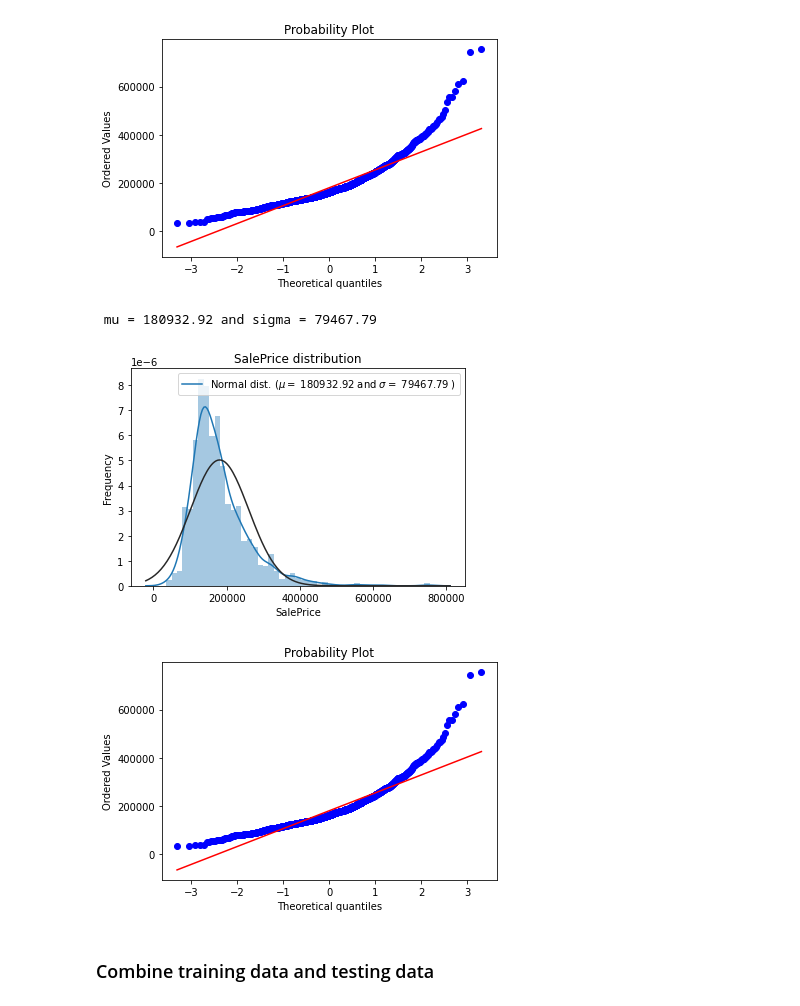
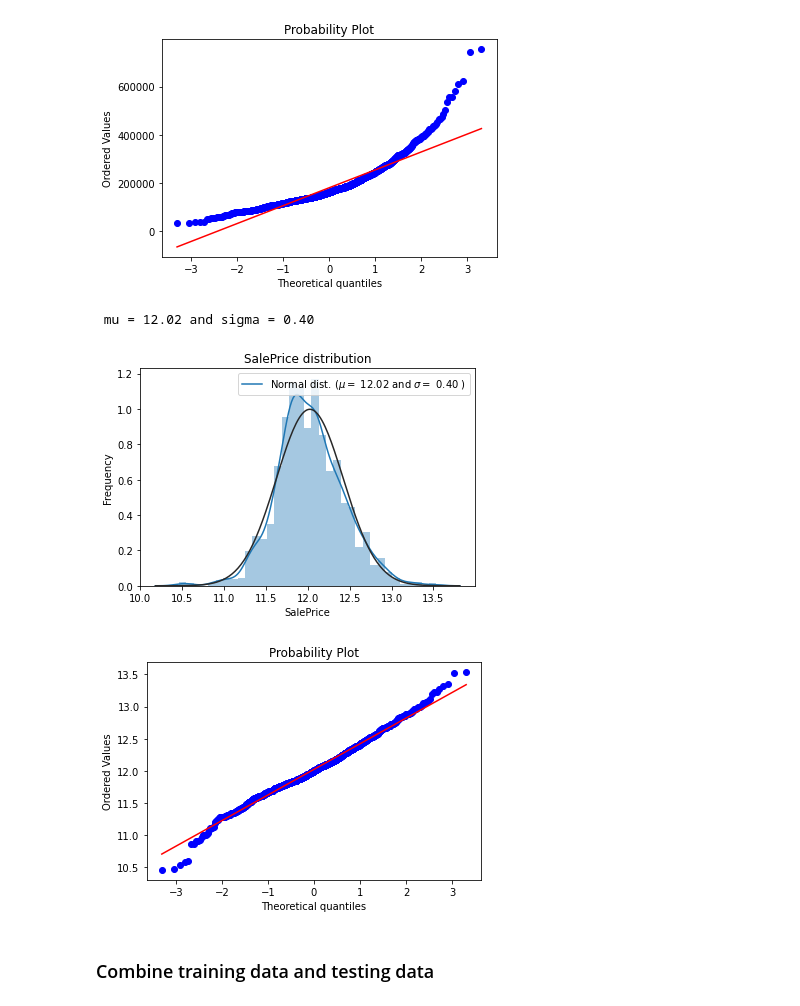
Before and after one commit to dorothyynwong/mario_kart_8_best, a Jupyter notebook: housing-prices-competition-20220411.ipynb, the cells around one changed output. Saved outputs shown, nothing was run; the diff lists cells and outputs as text; code cells hidden in the pictures.

Commit message:
Kaggle Notebook | Housing Prices Competition 20220411 | Version 9

```diff
--- a/housing-prices-competition-20220411.ipynb
+++ b/housing-prices-competition-20220411.ipynb
@@ -104,29 +93,29 @@ plt.show()
 [figure]
 # %%
 #We use the numpy fuction log1p which  applies log(1+x) to all elements of the column
-#X_full["SalePrice"] = np.log1p(X_full["SalePrice"])
+X_full["SalePrice"] = np.log1p(X_full["SalePrice"])
 
 #Check the new distribution
 sns.distplot(X_full['SalePrice'] , fit=norm);
 
 # Get the fitted parameters used by the function
 (mu, sigma) = norm.fit(X_full['SalePrice'])
 print( '\n mu = {:.2f} and sigma = {:.2f}\n'.format(mu, sigma))
 
 #Now plot the distribution
 plt.legend(['Normal dist. ($\mu=$ {:.2f} and $\sigma=$ {:.2f} )'.format(mu, sigma)],
             loc='best')
 plt.ylabel('Frequency')
 plt.title('SalePrice distribution')
 
 #Get also the QQ-plot
 fig = plt.figure()
 res = stats.probplot(X_full['SalePrice'], plot=plt)
 plt.show()
 # %% [output]
- mu = 180932.92 and sigma = 79467.79
+ mu = 12.02 and sigma = 0.40
-[figure, old version]
+[figure, new version]
-[figure, old version]
+[figure, new version]
 # %% [markdown]
 ### Combine training data and testing data
 # %%
```
Also changed, not shown: parts of 9 cells of this notebook.
